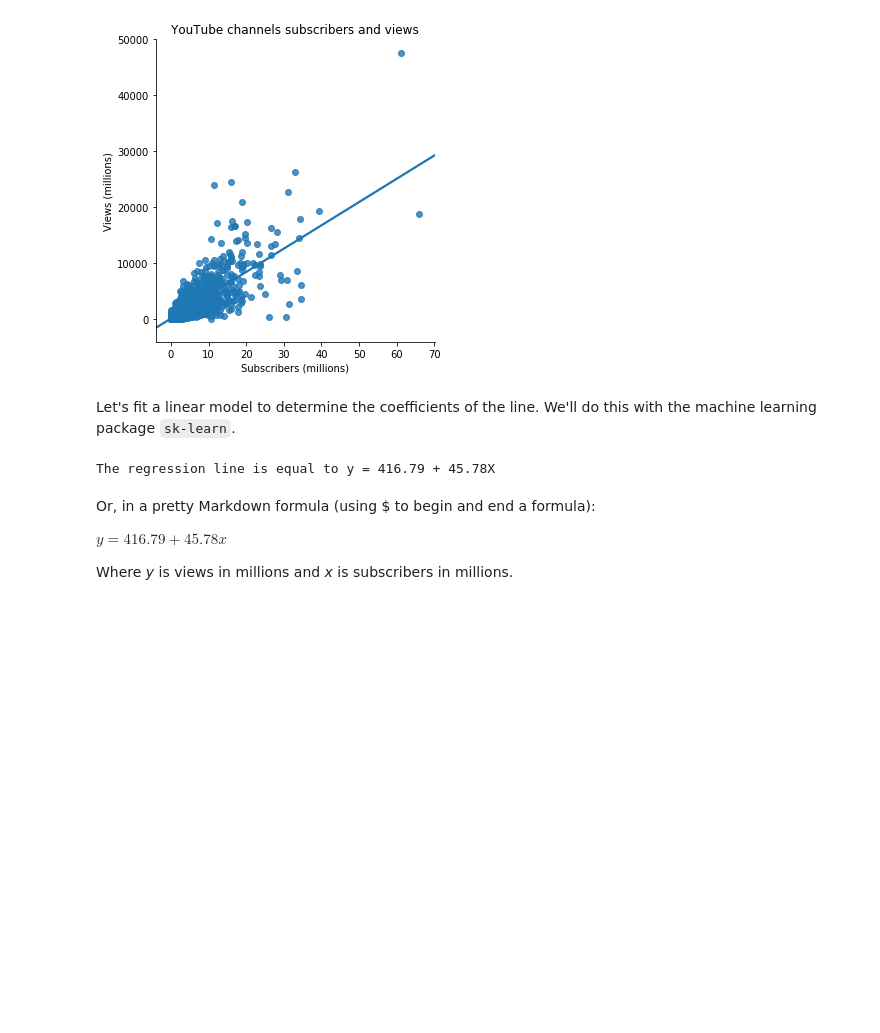
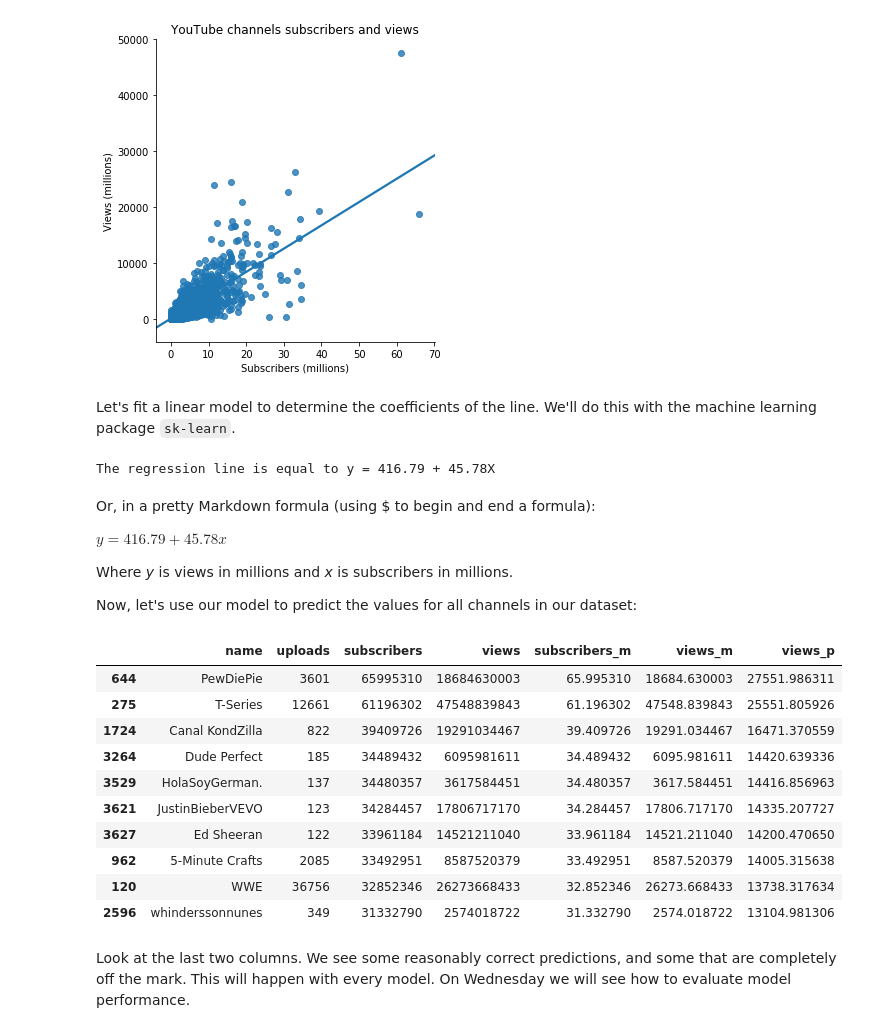
Before and after one commit to jonasmoons/data-driven-learning, a Jupyter notebook: examples/week-5/lesson-1/linear_regression.ipynb, the cells around one changed output. Cells and saved outputs as stored; diff of their text form; code cells hidden in the pictures; blank space fills up the shorter version.

```diff
--- a/examples/week-5/lesson-1/linear_regression.ipynb
+++ b/examples/week-5/lesson-1/linear_regression.ipynb
@@ -75,3 +77,22 @@ Or, in a pretty Markdown formula (using $ to begin and end a formula):
 $y= 416.79 + 45.78x$
 
 Where _y_ is views in millions and _x_ is subscribers in millions.
+
+Now, let's use our model to predict the values for all channels in our dataset:
+# %%
+df['views_p'] = lm.predict(x) #use built-in predict() method to generate predictions; store in original dataframe
+df.head(10)
+# %% [output]
+|  | name | uploads | subscribers | views | subscribers_m | views_m | views_p |
+| 644 | PewDiePie | 3601 | 65995310 | 18684630003 | 65.995310 | 18684.630003 | 27551.986311 |
+| 275 | T-Series | 12661 | 61196302 | 47548839843 | 61.196302 | 47548.839843 | 25551.805926 |
+| 1724 | Canal KondZilla | 822 | 39409726 | 19291034467 | 39.409726 | 19291.034467 | 16471.370559 |
+| 3264 | Dude Perfect | 185 | 34489432 | 6095981611 | 34.489432 | 6095.981611 | 14420.639336 |
+| 3529 | HolaSoyGerman. | 137 | 34480357 | 3617584451 | 34.480357 | 3617.584451 | 14416.856963 |
+| 3621 | JustinBieberVEVO | 123 | 34284457 | 17806717170 | 34.284457 | 17806.717170 | 14335.207727 |
+| 3627 | Ed Sheeran | 122 | 33961184 | 14521211040 | 33.961184 | 14521.211040 | 14200.470650 |
+| 962 | 5-Minute Crafts | 2085 | 33492951 | 8587520379 | 33.492951 | 8587.520379 | 14005.315638 |
+| 120 | WWE | 36756 | 32852346 | 26273668433 | 32.852346 | 26273.668433 | 13738.317634 |
+| 2596 | whinderssonnunes | 349 | 31332790 | 2574018722 | 31.332790 | 2574.018722 | 13104.981306 |
+# %% [markdown]
+Look at the last two columns. We see some reasonably correct predictions, and some that are completely off the mark. This will happen with every model. On Wednesday we will see how to evaluate model performance.
```
Also changed, not shown: parts of 1 cell of this notebook, 1 other file.
